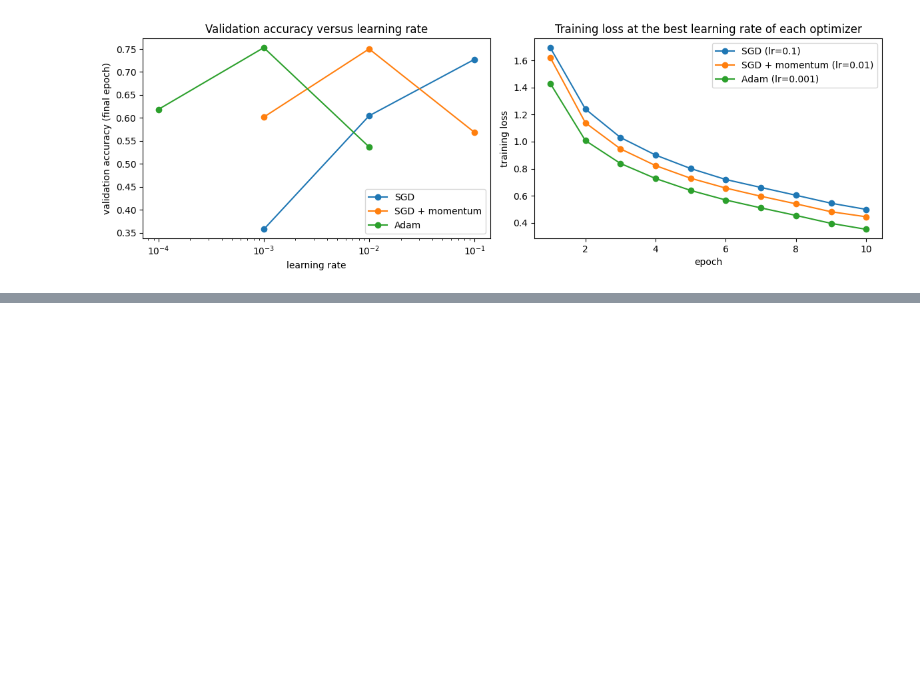
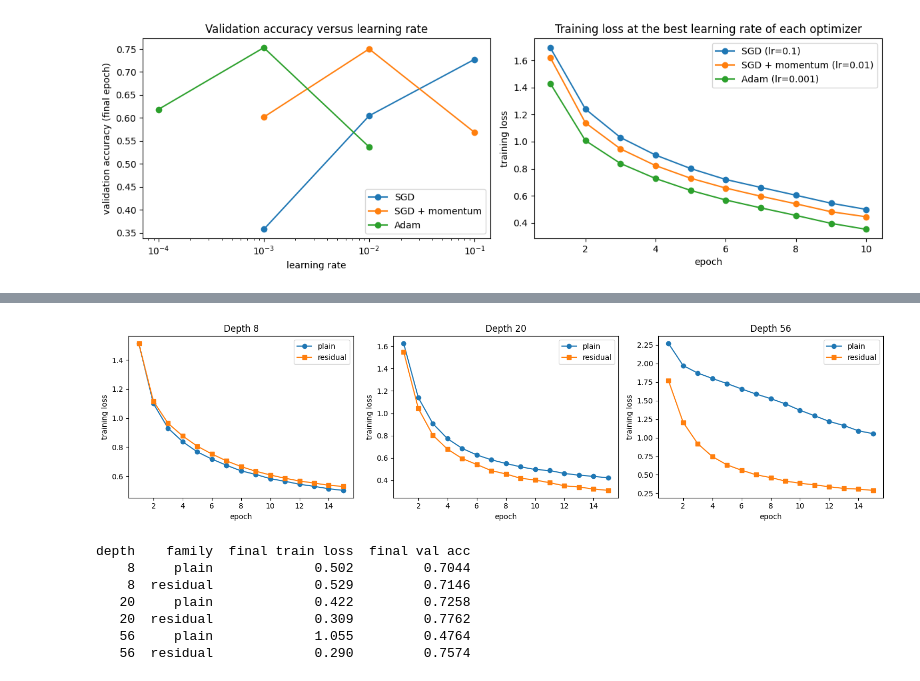
Before and after one commit to john-praveen/EN4554-Assignment-2, a Jupyter notebook: EN4554_A2_CNN.ipynb, the cells around one changed output, grey strips where cells are left out. Drawn from its saved outputs; the diff is of its cells as text; code cells hidden in the pictures; blank space fills up the shorter version.

```diff
--- a/EN4554_A2_CNN.ipynb
+++ b/EN4554_A2_CNN.ipynb
@@ -645,0 +928,7 @@ plt.show()
+# %%
+results_3b = {}
+for n in [1, 3, 9]:
+    for residual in [False, True]:
+        family = 'residual' if residual else 'plain'
+        print(f'depth {6 * n + 2}, {family}')
+        results_3b[(n, residual)] = train_cifarnet(n, residual)
@@ -645,0 +953,29 @@ plt.show()
+# %%
+fig, axes = plt.subplots(1, 3, figsize=(15, 4))
+for ax, n in zip(axes, [1, 3, 9]):
+    plain_losses = results_3b[(n, False)][0]
+    resnet_losses = results_3b[(n, True)][0]
+    ax.plot(range(1, len(plain_losses) + 1), plain_losses, marker='o', label='plain')
+    ax.plot(range(1, len(resnet_losses) + 1), resnet_losses, marker='s', label='residual')
+    ax.set_title(f'Depth {6 * n + 2}')
+    ax.set_xlabel('epoch')
+    ax.set_ylabel('training loss')
+    ax.legend()
+plt.tight_layout()
+plt.show()
+
+print(f"{'depth':>5s} {'family':>9s} {'final train loss':>17s} {'final val acc':>14s}")
+for n in [1, 3, 9]:
+    for residual in [False, True]:
+        losses, accs = results_3b[(n, residual)]
+        family = 'residual' if residual else 'plain'
+        print(f'{6 * n + 2:5d} {family:>9s} {losses[-1]:17.3f} {accs[-1]:14.4f}')
+# %% [output]
+[figure, added]
+depth    family  final train loss  final val acc
+    8     plain             0.502         0.7044
+    8  residual             0.529         0.7146
+   20     plain             0.422         0.7258
+   20  residual             0.309         0.7762
+   56     plain             1.055         0.4764
+   56  residual             0.290         0.7574
```
Also changed, not shown: parts of 21 cells of this notebook.
